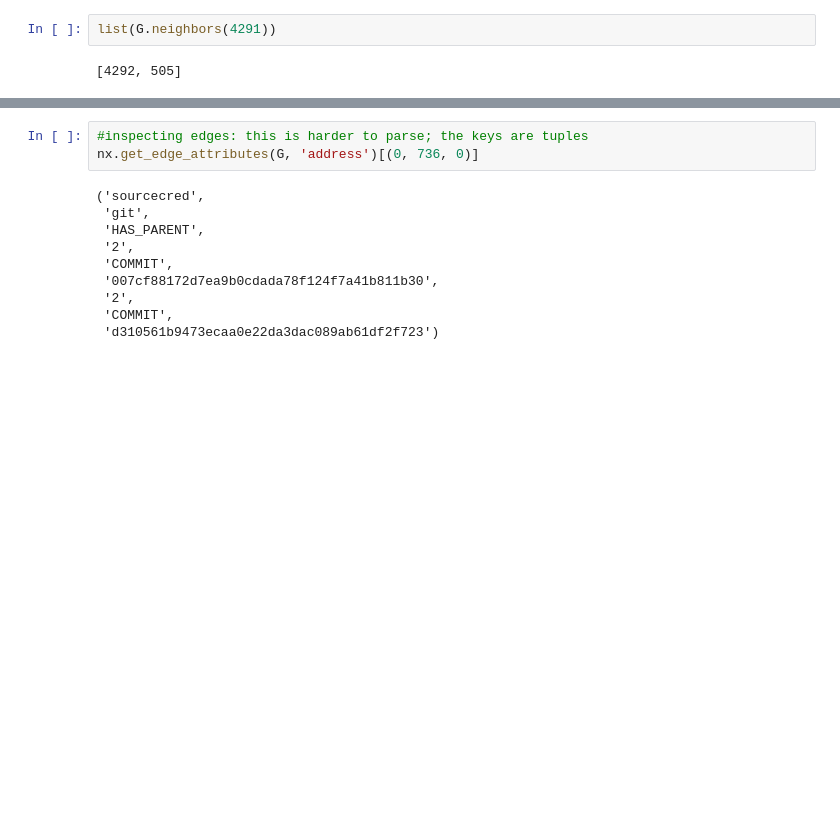
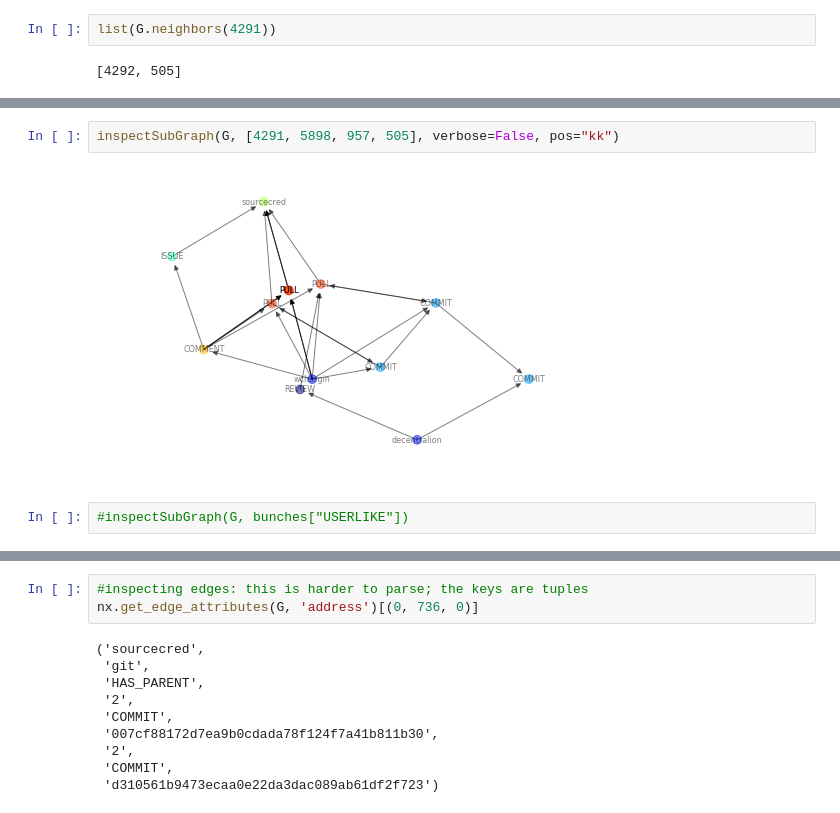
Before and after one commit to satyaki-mallick/research, a Jupyter notebook: sample_graph_EDA/sample_graph_inspection_notebook.ipynb, the cells around one changed output, grey strips where cells are left out. Drawn from its saved outputs; the diff is of its cells as text; blank space fills up the shorter version.

```diff
--- a/sample_graph_EDA/sample_graph_inspection_notebook.ipynb
+++ b/sample_graph_EDA/sample_graph_inspection_notebook.ipynb
@@ -331,0 +347,6 @@ inspectSubGraph(G, bunches["REPO"])
+# %%
+inspectSubGraph(G, [4291, 5898, 957, 505], verbose=False, pos="kk")
+# %% [output]
+[figure, added]
+# %%
+#inspectSubGraph(G, bunches["USERLIKE"])
```
Also changed, not shown: parts of 21 cells of this notebook.
